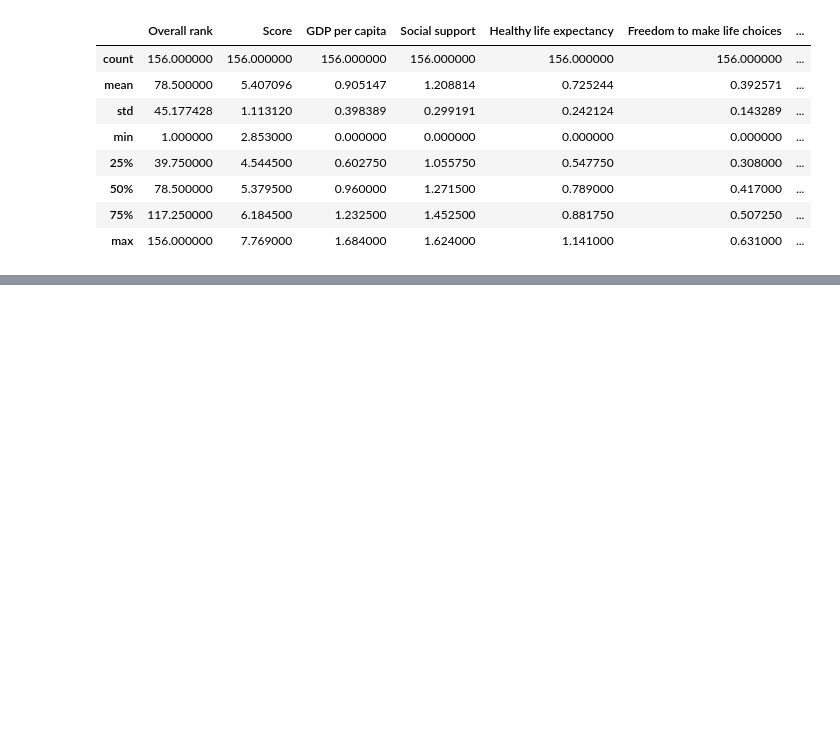
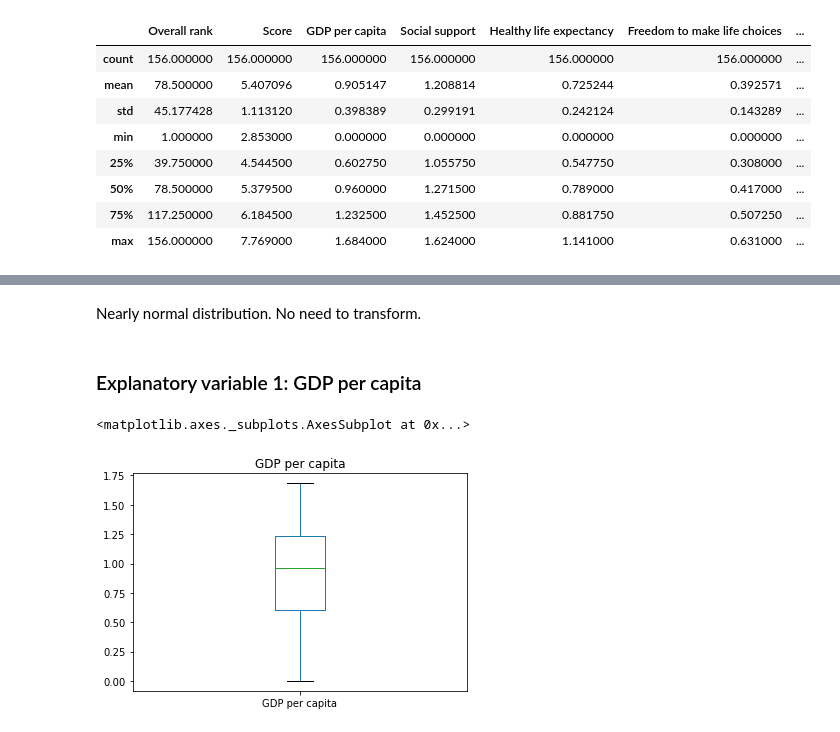
Before and after one commit to Dmitry-V-Makarov/Netology, a Jupyter notebook: pyda-13/16.HW_Visualization.ipynb, the cells around one changed output, grey strips where cells are left out. Cells and saved outputs as stored; diff of their text form; code cells hidden in the pictures; blank space fills up the shorter version.

```diff
--- a/pyda-13/16.HW_Visualization.ipynb
+++ b/pyda-13/16.HW_Visualization.ipynb
@@ -49,0 +81,10 @@ df.describe()
+# %% [markdown]
+Nearly normal distribution. No need to transform.
+# %% [markdown]
+### Explanatory variable 1: GDP per capita
+# %%
+df['GDP per capita'].plot(kind='box',
+              title='GDP per capita')
+# %% [output]
+<matplotlib.axes._subplots.AxesSubplot at 0x...>
+[figure, added]
```
Also changed, not shown: parts of 18 cells of this notebook, 2 other files.
